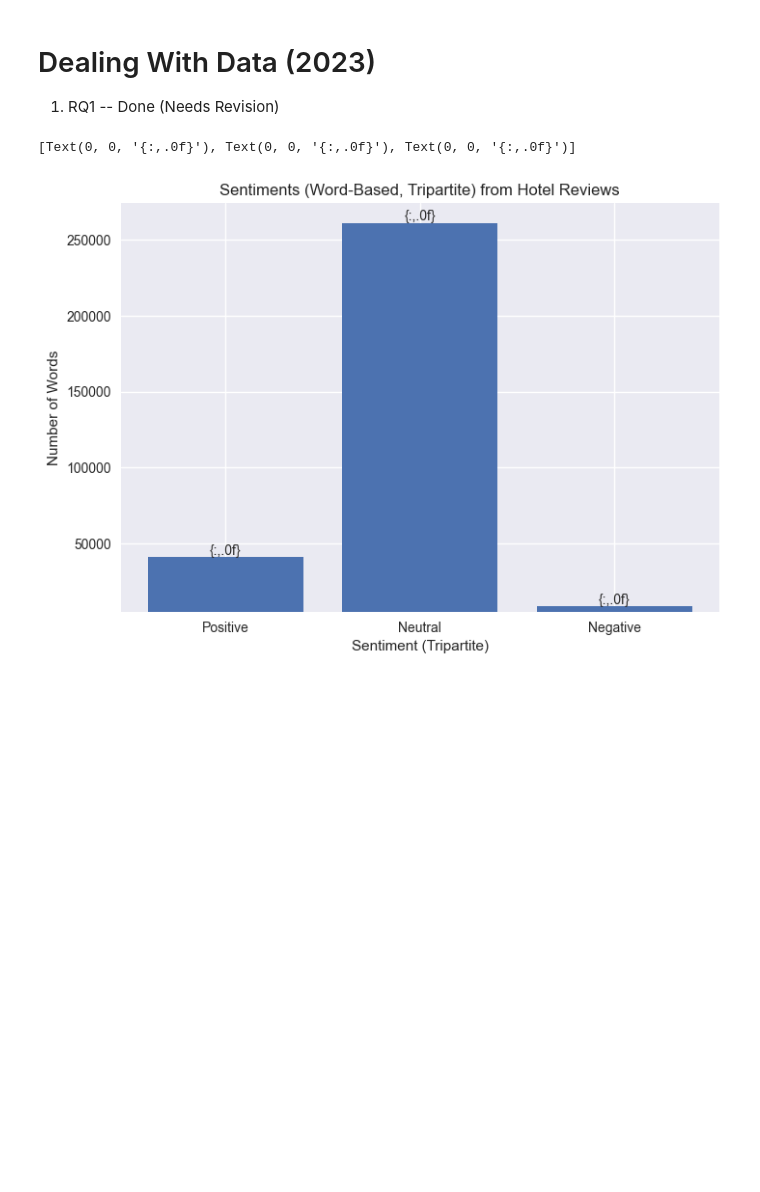
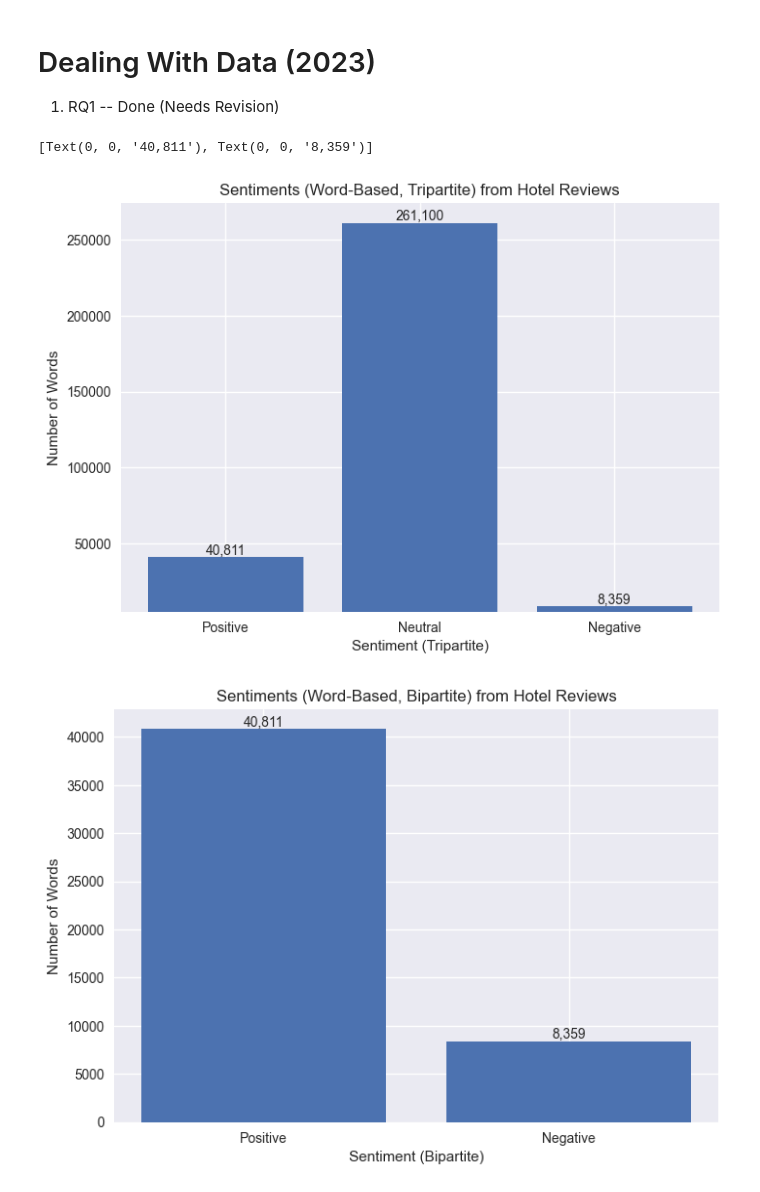
Before and after one commit to jiyometrik/pw23, a Jupyter notebook: main.ipynb, the cells around one changed output. Saved outputs shown, nothing was run; the diff lists cells and outputs as text; code cells hidden in the pictures; blank space fills up the shorter version.

```diff
--- a/main.ipynb
+++ b/main.ipynb
@@ -37,7 +49,9 @@ rtext, rtitle = rdata['reviews.text'].astype(str), rdata['reviews.title'].astype
 rtext = rtext.str.replace('((Bad|Good):)|(\\.\\.\\. More)', '', regex=True)
 
 # tokenise, remove stop words and puncutation
-rtext_tk = (rtext.apply(nt.word_tokenize)).apply(lambda x: [wd for wd in x if wd.lower() not in stop])
+rtext_tk = rtext.apply(nt.word_tokenize)
+rtext_tk = rtext_tk.apply(lambda x: [wd for wd in x if wd.lower() not in stop])
+rtext_flat = [i for sublist in rtext_tk for i in sublist]
 
 # create a giant array for sentiments
 rtext_stm = []
@@ -57,15 +71,25 @@ stm_pos, stm_neut, stm_neg = list(filter(pos, rtext_stm_flat)), list(filter(neut
 stm_cat = ['Positive', 'Neutral', 'Negative']
 stm_totals = [len(stm_pos), len(stm_neut), len(stm_neg)]
 
-# make the graph
-fig, ax = plt.subplots()
-# bars = ax.bar(stm_cat, stm_totals, width=.6)
-bar_container = ax.bar(stm_cat, stm_totals)
-ax.set_title('Sentiments (Word-Based, Tripartite) from Hotel Reviews')
-ax.set_xlabel('Sentiment (Tripartite)')
-ax.set_ylabel('Number of Words')
-ax.set_ylim(bottom=5000)
-ax.bar_label(bar_container, fmt='{:,.0f}')
+stm_cat_bi = ["Positive", "Negative"]
+stm_totals_bi = [len(stm_pos), len(stm_neg)]
-# %% [output]
-[Text(0, 0, '{:,.0f}'), Text(0, 0, '{:,.0f}'), Text(0, 0, '{:,.0f}')]
-[figure, removed]
+# %%
+# tripartite sentiments
+fig, ax = plt.subplots()
+bar_container = ax.bar(stm_cat, stm_totals)
+ax.set_title('Sentiments (Word-Based, Tripartite) from Hotel Reviews')
+ax.set_xlabel('Sentiment (Tripartite)')
+ax.set_ylabel('Number of Words')
+ax.set_ylim(bottom=5000)
+ax.bar_label(bar_container, fmt='{:,.0f}')
+
+fig, ax = plt.subplots()
+bar_container = ax.bar(stm_cat_bi, stm_totals_bi)
+ax.set_title('Sentiments (Word-Based, Bipartite) from Hotel Reviews')
+ax.set_xlabel("Sentiment (Bipartite)")
+ax.set_ylabel('Number of Words')
+ax.bar_label(bar_container, fmt="{:,.0f}")
+# %% [output]
+[Text(0, 0, '40,811'), Text(0, 0, '8,359')]
+[figure, added]
+[figure, added]
```
Also changed, not shown: parts of 2 cells of this notebook.
